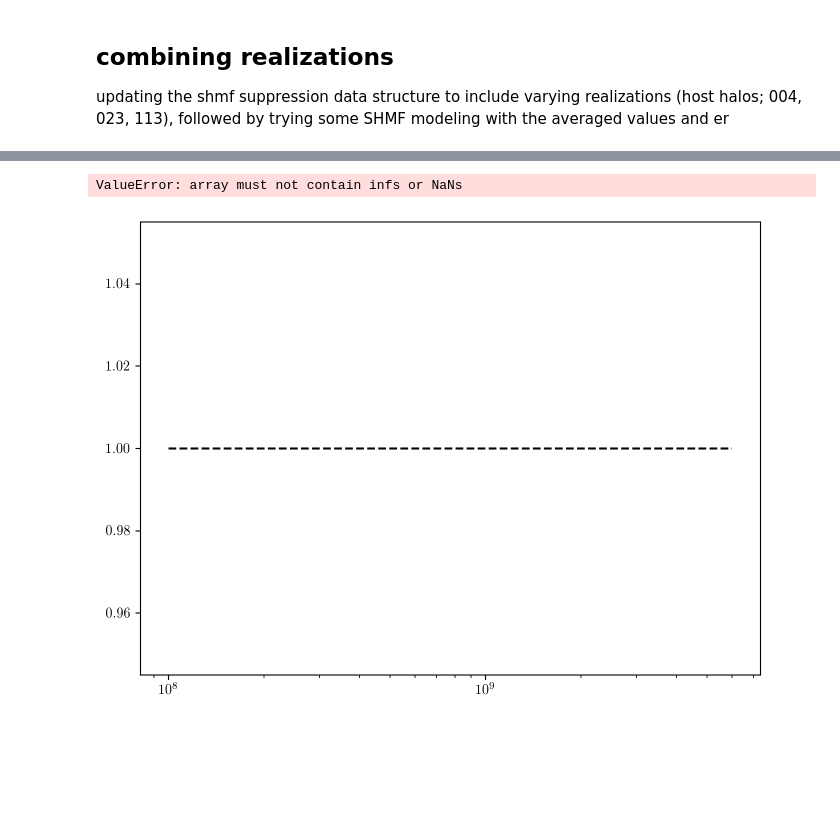
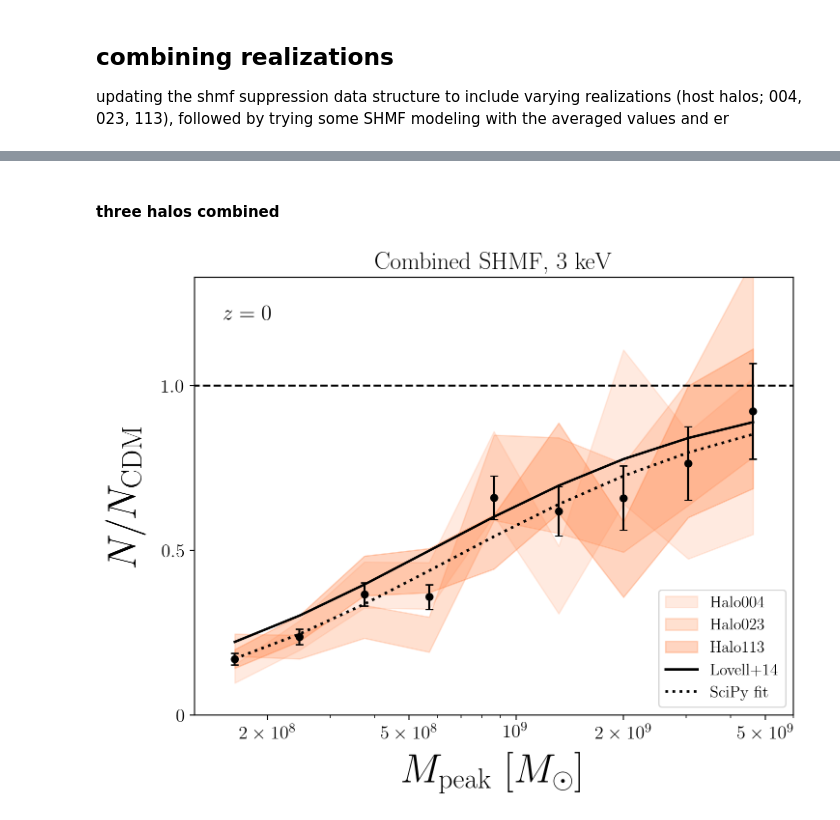
Before and after one commit to theotherlogan/nsbp-2023, a Jupyter notebook: notebooks/shmf_suppression.ipynb, the cells around one changed output, grey strips where cells are left out. Saved outputs shown, nothing was run; the diff lists cells and outputs as text; code cells hidden in the pictures; blank space fills up the shorter version.

```diff
--- a/notebooks/shmf_suppression.ipynb
+++ b/notebooks/shmf_suppression.ipynb
@@ -698,12 +687,14 @@ KeyboardInterrupt:
+# %% [markdown]
+#### three halos combined
 # %%
 plt.figure(figsize=(8,6))
 plt.xscale('log')
 
-z_desired = 3.6
+z_desired = 0
 z = str(redshifts[np.argmin(np.abs(redshifts - z_desired))])
 ###
 # models = ['wdm_3', 'wdm_4', 'wdm_5','wdm_6','wdm_6.5', 'wdm_10']
-models = ['wdm_5']
+models = ['wdm_3']
 alpha = 0.3
 plt.plot(np.linspace(1e8,6e9,10),np.ones(10),ls='--',c='k')
 
@@ -731,34 +722,33 @@ for model in models:
 
 
 
 #     plt.plot(0.5*(base_mpeak[1:]+base_mpeak[:-1]),shmf_suppression_one_param((base_mpeak[1:]+base_mpeak[:-1]), float(model[4:])),
 #                 c=sim_colors[model], label=f'one parameter')
 
 #     plt.plot(0.5*(base_mpeak[1:]+base_mpeak[:-1]),shmf_suppression_two_param((base_mpeak[1:]+base_mpeak[:-1]), float(model[4:])),
 #                 c=sim_colors[model], label=f'two parameters', linestyle='--')
 
     plt.plot(0.5*(base_mpeak[1:]+base_mpeak[:-1]),shmf_suppression((base_mpeak[1:]+base_mpeak[:-1]), float(model[4:])),
-                c=sim_colors['cdm'], label=f'Lovell+14', linestyle=':')
+                c=sim_colors['cdm'], label=f'Lovell+14', linestyle='-', linewidth=1.8)
 
     plt.plot(0.5*(base_mpeak[1:]+base_mpeak[:-1]), func3(M, *params3),
-                c=sim_colors['cdm'], label=f'SciPy fit', linestyle='-.')
+                c=sim_colors['cdm'], label=f'SciPy fit', linestyle=':', linewidth=2)
 
 ###
 
 plt.xticks([2e8,5e8,1e9,2e9,5e9],[r'$2\times 10^8$',r'$5\times 10^8$',r'$10^9$',r'$2\times 10^9$',r'$5\times 10^9$'],fontsize=14)
 plt.yticks([0,0.5,1.0],[r'$0$',r'$0.5$',r'$1.0$'], fontsize=14)
 
 plt.xlim(1.25e8,6e9)
 plt.ylim(0,1.33)
 
 plt.xlabel(r'$M_{\rm{peak}}\ [M_{\mathrm{\odot}}]$',fontsize=30,labelpad=8)
 plt.ylabel(r'$N/N_{\rm{CDM}}$', fontsize=30, labelpad=12)
 
 plt.legend(fontsize=12, loc='lower right')
 plt.title(f'Combined SHMF, {model[4:]} keV', fontsize=18)
 plt.text(1.5e8, 1.2, f'$z = {z_desired}$', fontsize=16)
 
 plt.show()
 # %% [output]
-ValueError: array must not contain infs or NaNs
-[figure, old version]
+[figure, new version]
```
Also changed, not shown: parts of 3 cells of this notebook, 3 other files.
